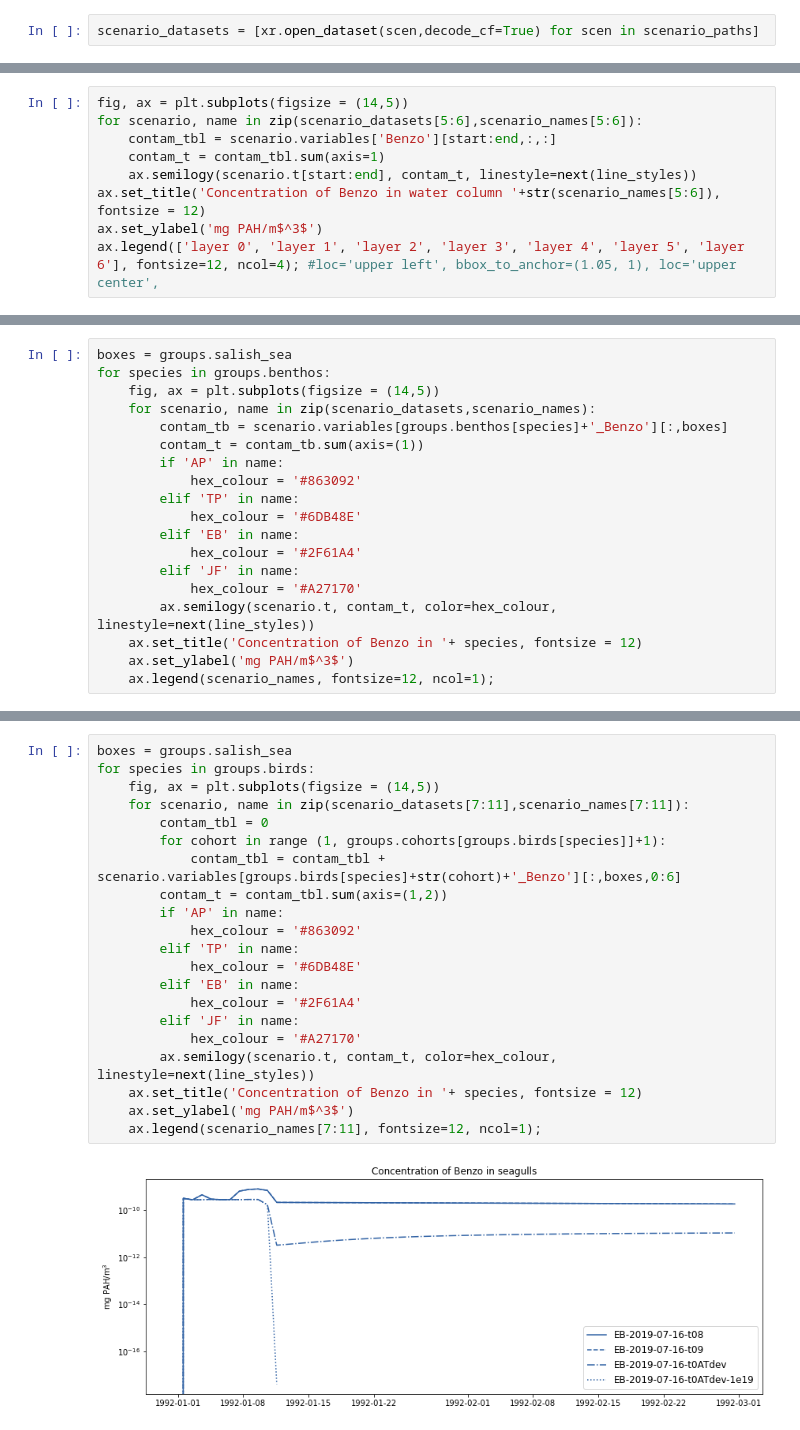
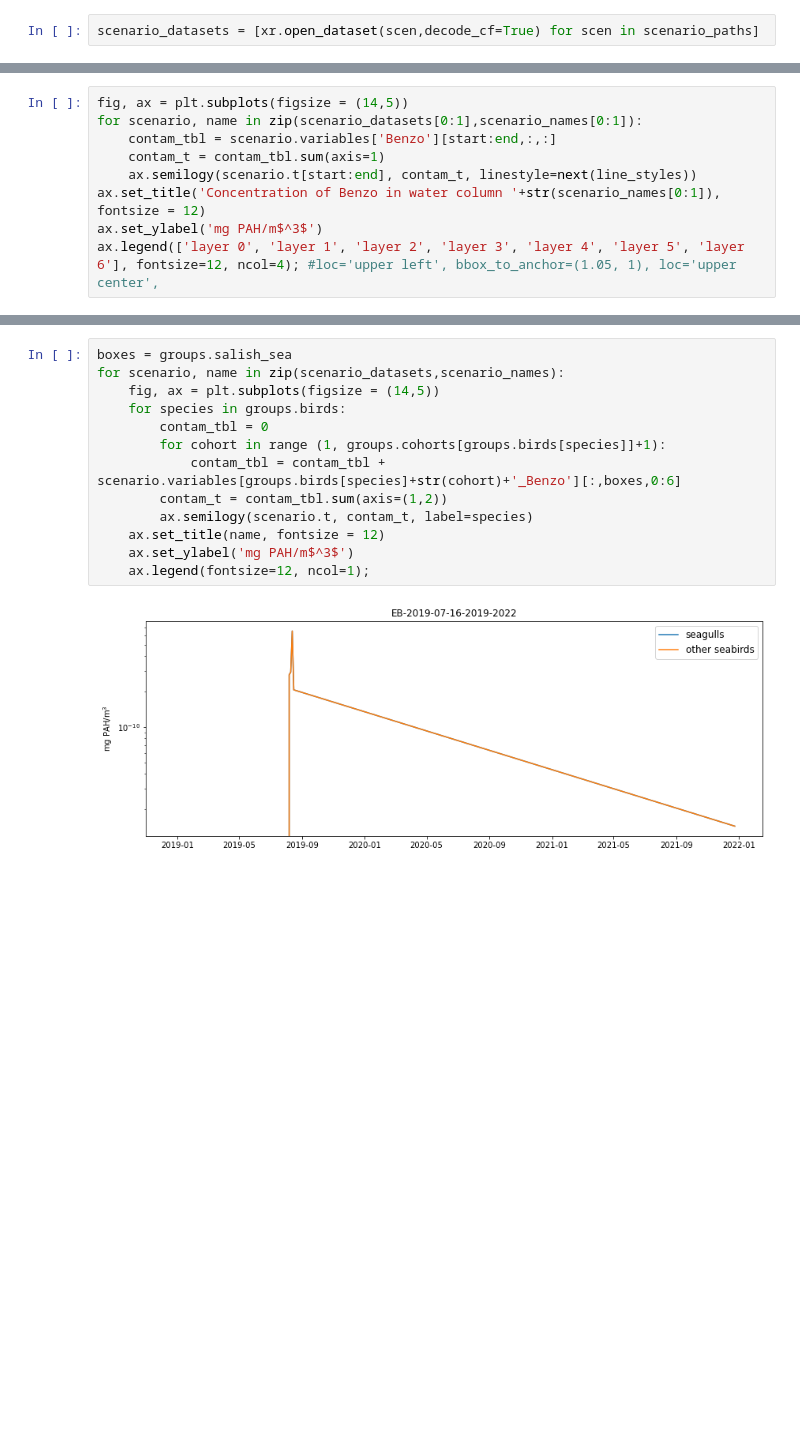
Before and after one commit to SS-Atlantis/Lovindeeretal-MPRI1paper, a Jupyter notebook: SSAM-smother-test.ipynb, the cells around one changed output, grey strips where cells are left out. Saved outputs shown, nothing was run; the diff lists cells and outputs as text; blank space fills up the shorter version.

```diff
--- a/SSAM-smother-test.ipynb
+++ b/SSAM-smother-test.ipynb
@@ -88,10 +65,10 @@ scenario_datasets = [xr.open_dataset(scen,decode_cf=True) for scen in scenario_p
 # %%
 fig, ax = plt.subplots(figsize = (14,5))
-for scenario, name in zip(scenario_datasets[5:6],scenario_names[5:6]):
+for scenario, name in zip(scenario_datasets[0:1],scenario_names[0:1]):
     contam_tbl = scenario.variables['Benzo'][start:end,:,:]
     contam_t = contam_tbl.sum(axis=1)
     ax.semilogy(scenario.t[start:end], contam_t, linestyle=next(line_styles))
-ax.set_title('Concentration of Benzo in water column '+str(scenario_names[5:6]), fontsize = 12)
+ax.set_title('Concentration of Benzo in water column '+str(scenario_names[0:1]), fontsize = 12)
 ax.set_ylabel('mg PAH/m$^3$')
 ax.legend(['layer 0', 'layer 1', 'layer 2', 'layer 3', 'layer 4', 'layer 5', 'layer 6'], fontsize=12, ncol=4); #loc='upper left', bbox_to_anchor=(1.05, 1), loc='upper center',
 # %% [output]
@@ -172,19 +86,0 @@ for species in groups.benthos:
-# %%
-boxes = groups.salish_sea
-for species in groups.benthos:
-    fig, ax = plt.subplots(figsize = (14,5))
-    for scenario, name in zip(scenario_datasets,scenario_names):
-        contam_tb = scenario.variables[groups.benthos[species]+'_Benzo'][:,boxes]
-        contam_t = contam_tb.sum(axis=(1))
-        if 'AP' in name:
-            hex_colour = '#863092'
-        elif 'TP' in name:
-            hex_colour = '#6DB48E'
-        elif 'EB' in name:
-            hex_colour = '#2F61A4'
-        elif 'JF' in name:
-            hex_colour = '#A27170'
-        ax.semilogy(scenario.t, contam_t, color=hex_colour, linestyle=next(line_styles))
-    ax.set_title('Concentration of Benzo in '+ species, fontsize = 12)
-    ax.set_ylabel('mg PAH/m$^3$')
-    ax.legend(scenario_names, fontsize=12, ncol=1);
@@ -357,23 +188,15 @@ plot_vert_biomass(groups.birds, scenario_datasets[1:2], scenario_paths[1:2])
 # %%
 boxes = groups.salish_sea
-for species in groups.birds:
+for scenario, name in zip(scenario_datasets,scenario_names):
     fig, ax = plt.subplots(figsize = (14,5))
-    for scenario, name in zip(scenario_datasets[7:11],scenario_names[7:11]):
+    for species in groups.birds:
         contam_tbl = 0
         for cohort in range (1, groups.cohorts[groups.birds[species]]+1):
             contam_tbl = contam_tbl + scenario.variables[groups.birds[species]+str(cohort)+'_Benzo'][:,boxes,0:6]
         contam_t = contam_tbl.sum(axis=(1,2))
-        if 'AP' in name:
-            hex_colour = '#863092'
-        elif 'TP' in name:
-            hex_colour = '#6DB48E'
-        elif 'EB' in name:
-            hex_colour = '#2F61A4'
-        elif 'JF' in name:
-            hex_colour = '#A27170'
-        ax.semilogy(scenario.t, contam_t, color=hex_colour, linestyle=next(line_styles))
-    ax.set_title('Concentration of Benzo in '+ species, fontsize = 12)
+        ax.semilogy(scenario.t, contam_t, label=species)
+    ax.set_title(name, fontsize = 12)
     ax.set_ylabel('mg PAH/m$^3$')
-    ax.legend(scenario_names[7:11], fontsize=12, ncol=1);
+    ax.legend(fontsize=12, ncol=1);
 # %% [output]
-[figure, old version]
+[figure, new version]
```
Also changed, not shown: parts of 43 cells of this notebook.
